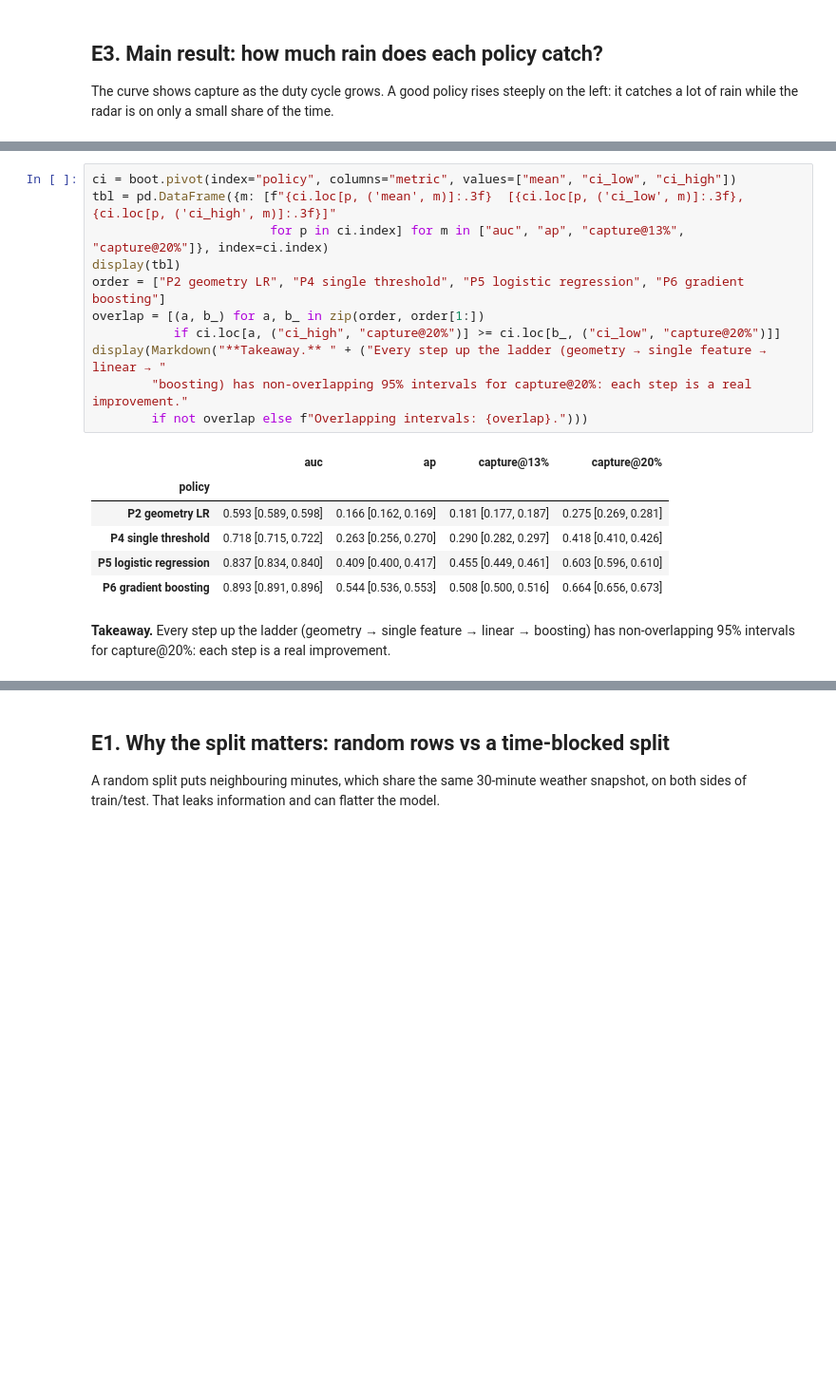
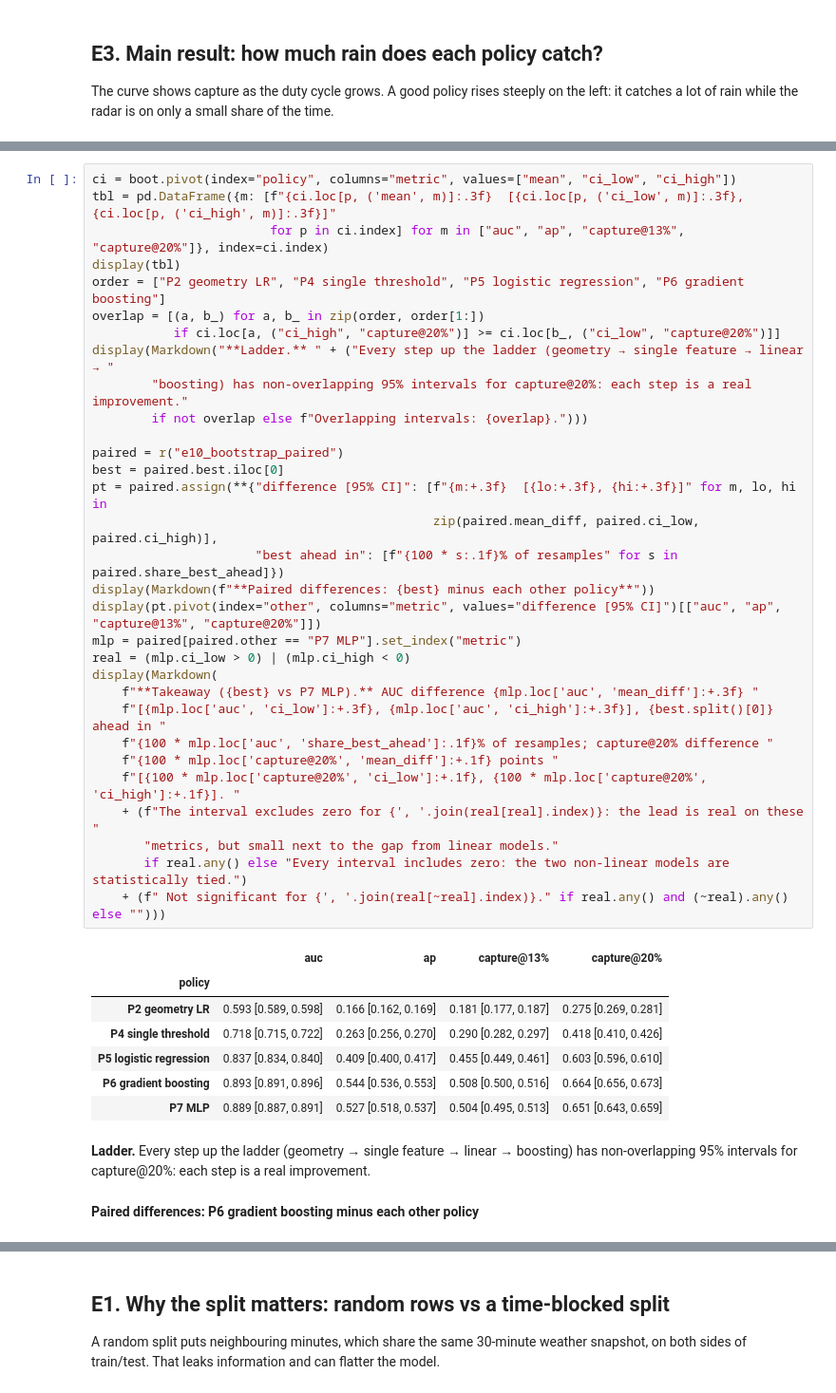
Before and after one commit to darthvader58/Code-Lab_RL_PriorityObs, a Jupyter notebook: missions/earthcare/EarthCare_trackwise.ipynb, the cells around one changed output, grey strips where cells are left out. Shown at 95% size. Cells and saved outputs as stored; diff of their text form; blank space fills up the shorter version.

Commit message:
show P7 and paired bootstrap differences in the EarthCARE notebook E10 section

```diff
--- a/missions/earthcare/EarthCare_trackwise.ipynb
+++ b/missions/earthcare/EarthCare_trackwise.ipynb
@@ -369,19 +375,41 @@ in the test set.
 # %%
 ci = boot.pivot(index="policy", columns="metric", values=["mean", "ci_low", "ci_high"])
 tbl = pd.DataFrame({m: [f"{ci.loc[p, ('mean', m)]:.3f}  [{ci.loc[p, ('ci_low', m)]:.3f}, {ci.loc[p, ('ci_high', m)]:.3f}]"
                         for p in ci.index] for m in ["auc", "ap", "capture@13%", "capture@20%"]}, index=ci.index)
 display(tbl)
 order = ["P2 geometry LR", "P4 single threshold", "P5 logistic regression", "P6 gradient boosting"]
 overlap = [(a, b_) for a, b_ in zip(order, order[1:])
            if ci.loc[a, ("ci_high", "capture@20%")] >= ci.loc[b_, ("ci_low", "capture@20%")]]
-display(Markdown("**Takeaway.** " + ("Every step up the ladder (geometry → single feature → linear → "
+display(Markdown("**Ladder.** " + ("Every step up the ladder (geometry → single feature → linear → "
         "boosting) has non-overlapping 95% intervals for capture@20%: each step is a real improvement."
         if not overlap else f"Overlapping intervals: {overlap}.")))
+
+paired = r("e10_bootstrap_paired")
+best = paired.best.iloc[0]
+pt = paired.assign(**{"difference [95% CI]": [f"{m:+.3f}  [{lo:+.3f}, {hi:+.3f}]" for m, lo, hi in
+                                              zip(paired.mean_diff, paired.ci_low, paired.ci_high)],
+                      "best ahead in": [f"{100 * s:.1f}% of resamples" for s in paired.share_best_ahead]})
+display(Markdown(f"**Paired differences: {best} minus each other policy**"))
+display(pt.pivot(index="other", columns="metric", values="difference [95% CI]")[["auc", "ap", "capture@13%", "capture@20%"]])
+mlp = paired[paired.other == "P7 MLP"].set_index("metric")
+real = (mlp.ci_low > 0) | (mlp.ci_high < 0)
+display(Markdown(
+    f"**Takeaway ({best} vs P7 MLP).** AUC difference {mlp.loc['auc', 'mean_diff']:+.3f} "
+    f"[{mlp.loc['auc', 'ci_low']:+.3f}, {mlp.loc['auc', 'ci_high']:+.3f}], {best.split()[0]} ahead in "
+    f"{100 * mlp.loc['auc', 'share_best_ahead']:.1f}% of resamples; capture@20% difference "
+    f"{100 * mlp.loc['capture@20%', 'mean_diff']:+.1f} points "
+    f"[{100 * mlp.loc['capture@20%', 'ci_low']:+.1f}, {100 * mlp.loc['capture@20%', 'ci_high']:+.1f}]. "
+    + (f"The interval excludes zero for {', '.join(real[real].index)}: the lead is real on these "
+       "metrics, but small next to the gap from linear models."
+       if real.any() else "Every interval includes zero: the two non-linear models are statistically tied.")
+    + (f" Not significant for {', '.join(real[~real].index)}." if real.any() and (~real).any() else "")))
 # %% [output]
 |  | auc | ap | capture@13% | capture@20% |
 | policy |  |  |  |  |
 | P2 geometry LR | 0.593 [0.589, 0.598] | 0.166 [0.162, 0.169] | 0.181 [0.177, 0.187] | 0.275 [0.269, 0.281] |
 | P4 single threshold | 0.718 [0.715, 0.722] | 0.263 [0.256, 0.270] | 0.290 [0.282, 0.297] | 0.418 [0.410, 0.426] |
 | P5 logistic regression | 0.837 [0.834, 0.840] | 0.409 [0.400, 0.417] | 0.455 [0.449, 0.461] | 0.603 [0.596, 0.610] |
 | P6 gradient boosting | 0.893 [0.891, 0.896] | 0.544 [0.536, 0.553] | 0.508 [0.500, 0.516] | 0.664 [0.656, 0.673] |
+| P7 MLP | 0.889 [0.887, 0.891] | 0.527 [0.518, 0.537] | 0.504 [0.495, 0.513] | 0.651 [0.643, 0.659] |
-**Takeaway.** Every step up the ladder (geometry → single feature → linear → boosting) has non-overlapping 95% intervals for capture@20%: each step is a real improvement.
+**Ladder.** Every step up the ladder (geometry → single feature → linear → boosting) has non-overlapping 95% intervals for capture@20%: each step is a real improvement.
+**Paired differences: P6 gradient boosting minus each other policy**
```
Also changed, not shown: parts of 4 cells of this notebook.
